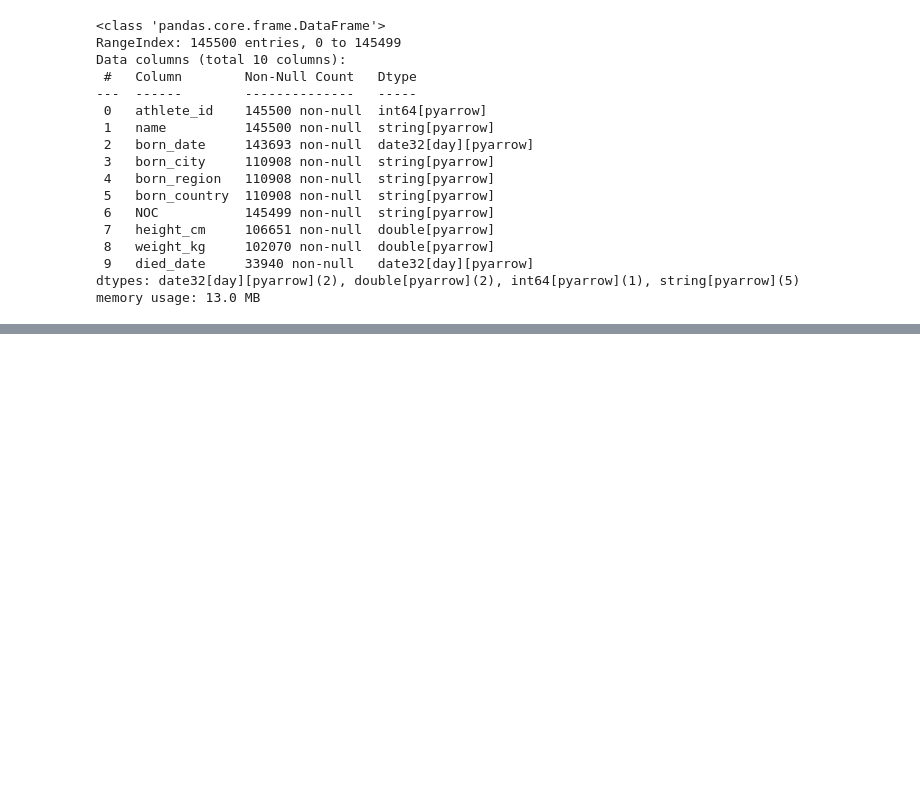
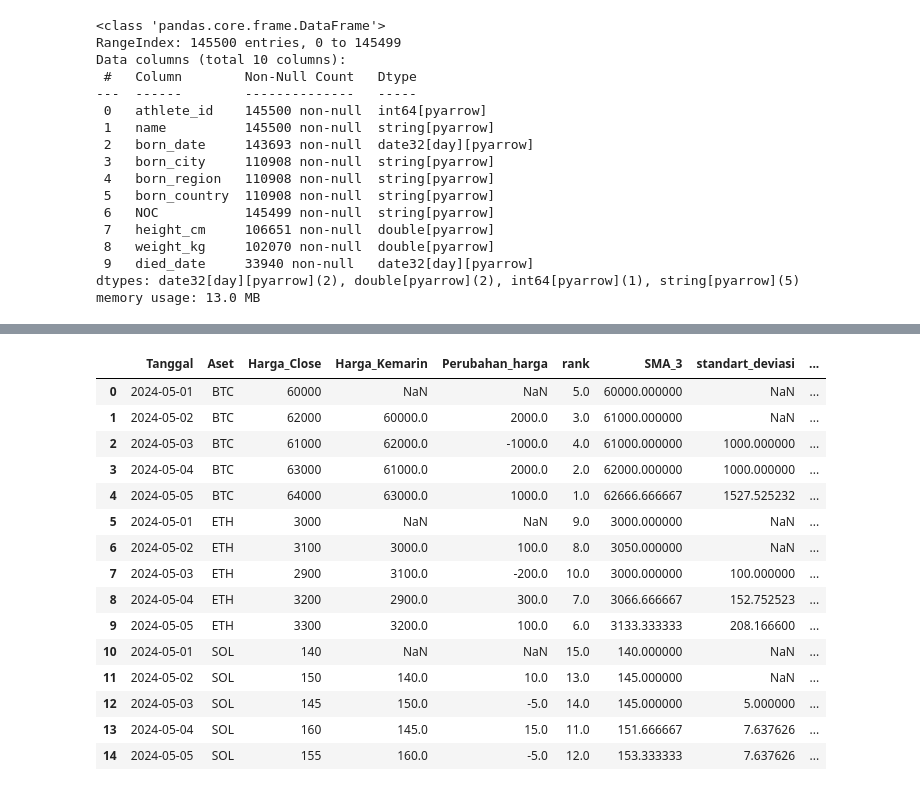
Before and after one commit to Haerulanwar05/Zero-To-ML-Engineer, a Jupyter notebook: Pandas/advanced_functionality.ipynb, the cells around one changed output, grey strips where cells are left out. Drawn from its saved outputs; the diff is of its cells as text; code cells hidden in the pictures; blank space fills up the shorter version.

Commit message:
feat: add notebook demonstrating advanced Pandas functionality including shift and percentage change calculations

```diff
--- a/Pandas/advanced_functionality.ipynb
+++ b/Pandas/advanced_functionality.ipynb
@@ -209,0 +302,2 @@ memory usage: 13.0 MB
+# %%
+df['rank'] = df['Harga_Close'].rank(method='dense',ascending=False)
@@ -209,0 +323,2 @@ memory usage: 13.0 MB
+# %%
+df['SMA_3'] = df.groupby(['Aset'])['Harga_Close'].rolling(3,min_periods=1).mean().reset_index(0, drop=True)
@@ -209,0 +344,2 @@ memory usage: 13.0 MB
+# %%
+df['standart_deviasi'] = df.groupby(['Aset'])['Harga_Close'].rolling(3).std().reset_index(0, drop=True)
@@ -209,0 +365,21 @@ memory usage: 13.0 MB
+# %%
+df['Harga_Besok'] = df.groupby(['Aset'])['Harga_Close'].shift(-1)
+# %%
+df
+# %% [output]
+|  | Tanggal | Aset | Harga_Close | Harga_Kemarin | Perubahan_harga | rank | SMA_3 | standart_deviasi | ... |
+| 0 | 2024-05-01 | BTC | 60000 | NaN | NaN | 5.0 | 60000.000000 | NaN | ... |
+| 1 | 2024-05-02 | BTC | 62000 | 60000.0 | 2000.0 | 3.0 | 61000.000000 | NaN | ... |
+| 2 | 2024-05-03 | BTC | 61000 | 62000.0 | -1000.0 | 4.0 | 61000.000000 | 1000.000000 | ... |
+| 3 | 2024-05-04 | BTC | 63000 | 61000.0 | 2000.0 | 2.0 | 62000.000000 | 1000.000000 | ... |
+| 4 | 2024-05-05 | BTC | 64000 | 63000.0 | 1000.0 | 1.0 | 62666.666667 | 1527.525232 | ... |
+| 5 | 2024-05-01 | ETH | 3000 | NaN | NaN | 9.0 | 3000.000000 | NaN | ... |
+| 6 | 2024-05-02 | ETH | 3100 | 3000.0 | 100.0 | 8.0 | 3050.000000 | NaN | ... |
+| 7 | 2024-05-03 | ETH | 2900 | 3100.0 | -200.0 | 10.0 | 3000.000000 | 100.000000 | ... |
+| 8 | 2024-05-04 | ETH | 3200 | 2900.0 | 300.0 | 7.0 | 3066.666667 | 152.752523 | ... |
+| 9 | 2024-05-05 | ETH | 3300 | 3200.0 | 100.0 | 6.0 | 3133.333333 | 208.166600 | ... |
+| 10 | 2024-05-01 | SOL | 140 | NaN | NaN | 15.0 | 140.000000 | NaN | ... |
+| 11 | 2024-05-02 | SOL | 150 | 140.0 | 10.0 | 13.0 | 145.000000 | NaN | ... |
+| 12 | 2024-05-03 | SOL | 145 | 150.0 | -5.0 | 14.0 | 145.000000 | 5.000000 | ... |
+| 13 | 2024-05-04 | SOL | 160 | 145.0 | 15.0 | 11.0 | 151.666667 | 7.637626 | ... |
+| 14 | 2024-05-05 | SOL | 155 | 160.0 | -5.0 | 12.0 | 153.333333 | 7.637626 | ... |
```
Also changed, not shown: parts of 18 cells of this notebook.
